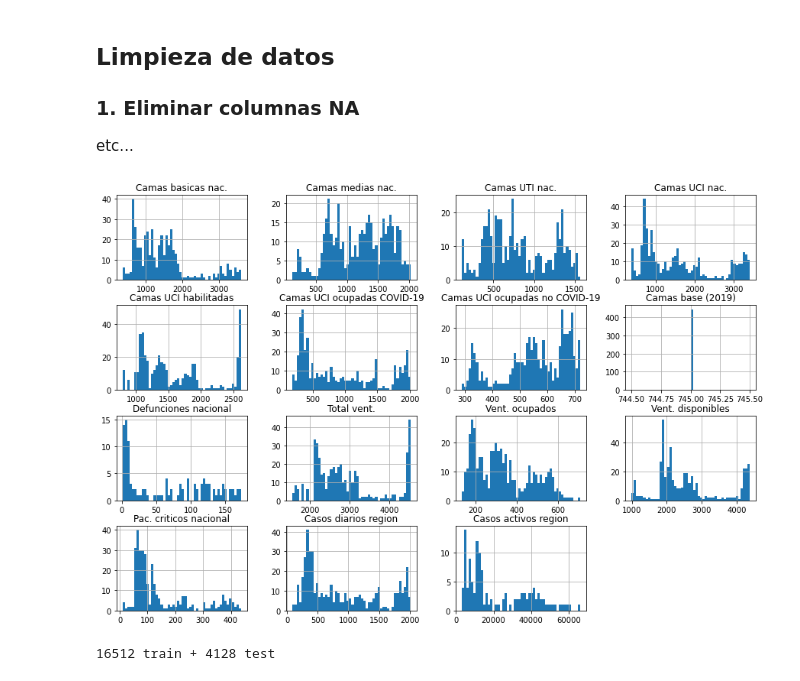
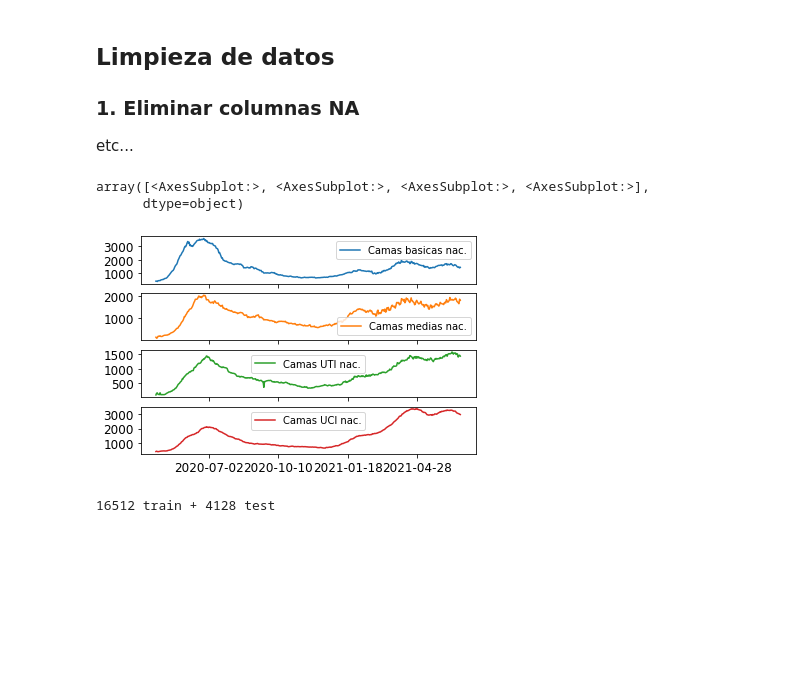
Before and after one commit to ncarf/prediction-uci, a Jupyter notebook: Prediction_UCI.ipynb, the cells around one changed output. Saved outputs shown, nothing was run; the diff lists cells and outputs as text; code cells hidden in the pictures; blank space fills up the shorter version.

```diff
--- a/Prediction_UCI.ipynb
+++ b/Prediction_UCI.ipynb
@@ -189,11 +201,24 @@ etc...
 # %%
 %matplotlib inline
 import matplotlib.pyplot as plt
-data.hist(bins=50, figsize=(15,10))
+
+data.iloc[:,[0,1,2,3]].plot(subplots=True)
+
+
+#TODO: GRAFICAR SERIES DE TIEMPO
+
+#%matplotlib inline
+#import matplotlib.pyplot as plt
+
+#data.plot()
+#data.hist(bins=50, figsize=(15,10))
+
 #save_fig("attribute_histogram_plots")
-plt.show()
+#plt.show()
 # %% [output]
+array([<AxesSubplot:>, <AxesSubplot:>, <AxesSubplot:>, <AxesSubplot:>],
+      dtype=object)
-[figure, old version]
+[figure, new version]
 # %%
 # to make this notebook's output identical at every run
 np.random.seed(42)
```
Also changed, not shown: parts of 2 cells of this notebook.
